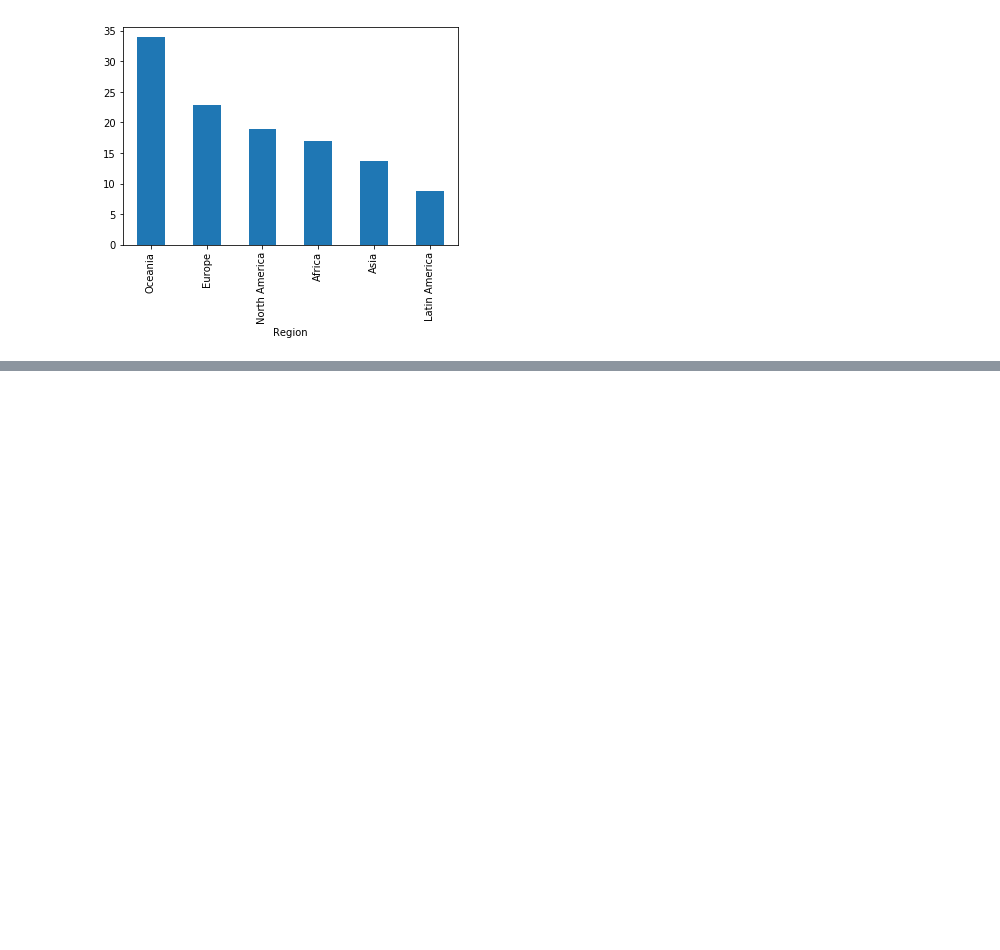
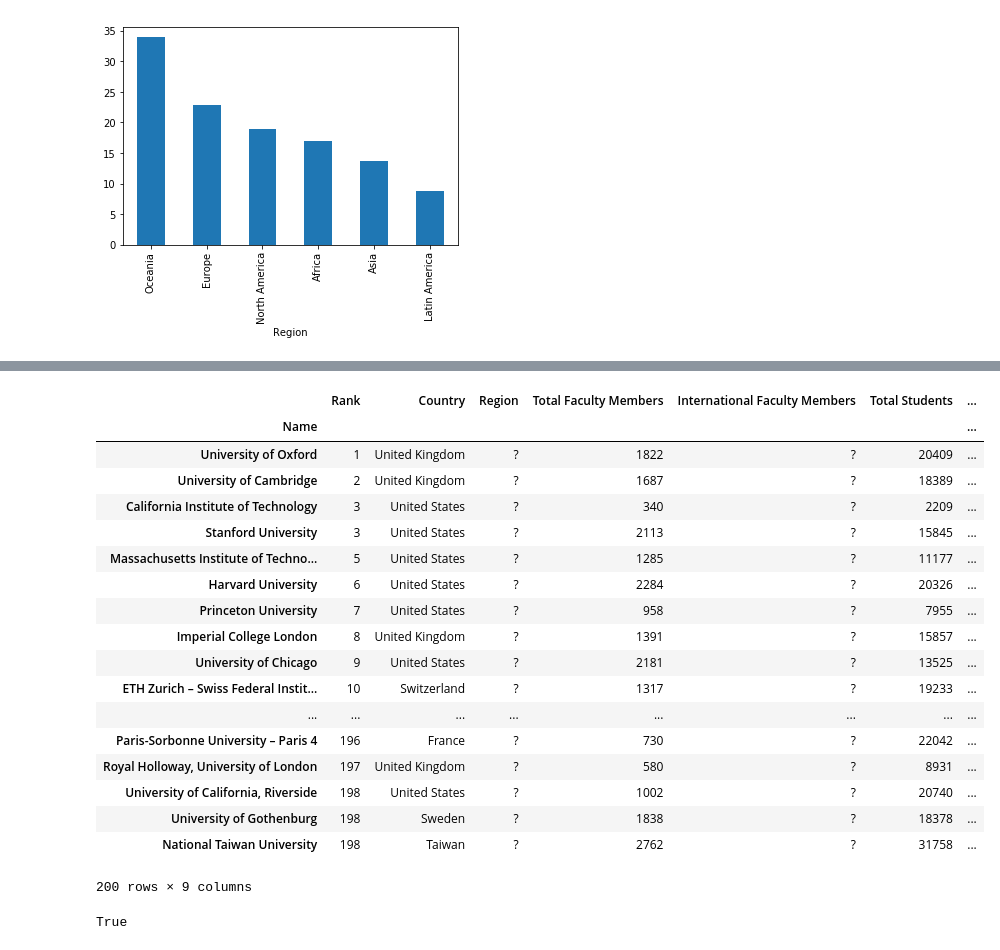
Before and after one commit to pmichele/ADA-Group, a Jupyter notebook: Michele/02 - Data from the Web/Homework 2.ipynb, the cells around one changed output, grey strips where cells are left out. Saved outputs shown, nothing was run; the diff lists cells and outputs as text; code cells hidden in the pictures; blank space fills up the shorter version.

Commit message:
Homework 2 Task 2 missing only ratios and plots

```diff
--- a/Michele/02 - Data from the Web/Homework 2.ipynb
+++ b/Michele/02 - Data from the Web/Homework 2.ipynb
@@ -154,3 +136,28 @@ groupRatios('Region', 'International Students', 'Total Students').plot(kind='bar
 # %% [output]
 <matplotlib.axes._subplots.AxesSubplot at 0x...>
 [figure]
+# %%
+r2 = requests.get('https://www.timeshighereducation.com/sites/default/files/the_data_rankings/world_university_rankings_2018_limit0_369a9045a203e176392b9fb8f8c1cb2a.json')
+''' Note that this list is the top 200 only if the whole list is sorted
+    This check is done at the end, after the dataframe has been created (see below).
+    Moreover, this code would work for any 'top k' '''
+data2 = r2.json()['data'][:200]
+# %%
+df2 = pd.DataFrame(columns=['Rank', 'Country', 'Region', 'Total Faculty Members',
+                           'International Faculty Members', 'Total Students',
+                           'International Students', 'Ratio Faculty to Student', 'Ratio Intl Students'])
+df2.index.name = 'Name'
+
+'Dataframe generation'
+for d in data2:
+    index = d['name']
+    rank = int(d['rank'].strip("="))
+    print("Processing", rank, ":", index)
+    num_students = int(d['stats_number_students'].replace(",", ""))
+    num_faculty = round(num_students / float(d['stats_student_staff_ratio']))
+    ratio_faculty_student= 1 / float(d['stats_student_staff_ratio'])
+    ratio_intl_student = float(d['stats_pc_intl_students'].strip("%")) / 100
+    num_intl_students = round(ratio_intl_student * num_students)
+    df2.loc[index] = [rank, d['location'], '?', num_faculty,
+                      '?', num_students, num_intl_students,
+                      ratio_faculty_student, ratio_intl_student]
@@ -156,0 +184,26 @@ groupRatios('Region', 'International Students', 'Total Students').plot(kind='bar
+# %%
+df2
+# %% [output]
+|  | Rank | Country | Region | Total Faculty Members | International Faculty Members | Total Students | ... |
+| Name |  |  |  |  |  |  | ... |
+| University of Oxford | 1 | United Kingdom | ? | 1822 | ? | 20409 | ... |
+| University of Cambridge | 2 | United Kingdom | ? | 1687 | ? | 18389 | ... |
+| California Institute of Technology | 3 | United States | ? | 340 | ? | 2209 | ... |
+| Stanford University | 3 | United States | ? | 2113 | ? | 15845 | ... |
+| Massachusetts Institute of Techno... | 5 | United States | ? | 1285 | ? | 11177 | ... |
+| Harvard University | 6 | United States | ? | 2284 | ? | 20326 | ... |
+| Princeton University | 7 | United States | ? | 958 | ? | 7955 | ... |
+| Imperial College London | 8 | United Kingdom | ? | 1391 | ? | 15857 | ... |
+| University of Chicago | 9 | United States | ? | 2181 | ? | 13525 | ... |
+| ETH Zurich – Swiss Federal Instit... | 10 | Switzerland | ? | 1317 | ? | 19233 | ... |
+| ... | ... | ... | ... | ... | ... | ... | ... |
+| Paris-Sorbonne University – Paris 4 | 196 | France | ? | 730 | ? | 22042 | ... |
+| Royal Holloway, University of London | 197 | United Kingdom | ? | 580 | ? | 8931 | ... |
+| University of California, Riverside | 198 | United States | ? | 1002 | ? | 20740 | ... |
+| University of Gothenburg | 198 | Sweden | ? | 1838 | ? | 18378 | ... |
+| National Taiwan University | 198 | Taiwan | ? | 2762 | ? | 31758 | ... |
+200 rows × 9 columns
+# %%
+checkSorted(df2)
+# %% [output]
+True
```
Also changed, not shown: parts of 9 cells of this notebook.
